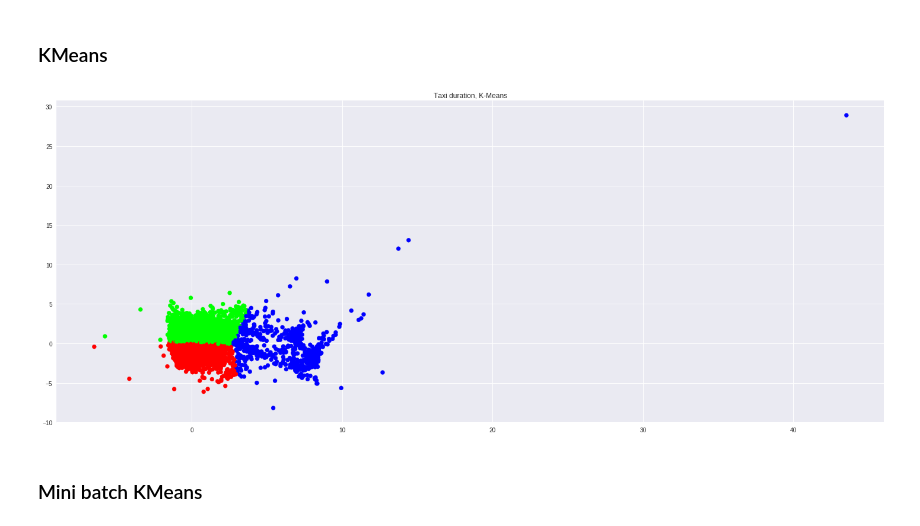
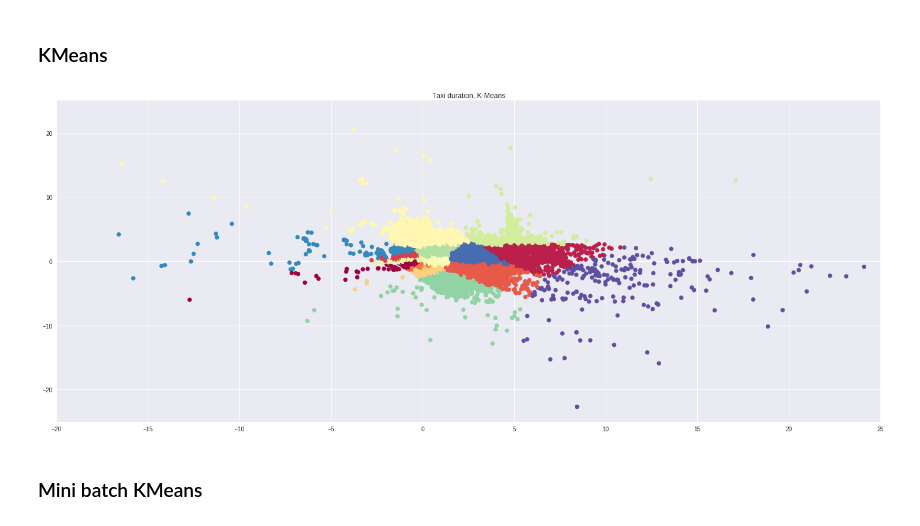
Before and after one commit to FMena14/Kaggle, a Jupyter notebook: TaxiDuration/CodigoTaxis.ipynb, the cells around one changed output. Drawn from its saved outputs; the diff is of its cells as text; code cells hidden in the pictures.

```diff
--- a/TaxiDuration/CodigoTaxis.ipynb
+++ b/TaxiDuration/CodigoTaxis.ipynb
@@ -549,7 +547,7 @@ print X.shape
 features = ["pickup_longitude","pickup_latitude","dropoff_longitude"
             ,"dropoff_latitude","distancia_viaje"]
 
-caracteristicas = df.ix[:,features].values[:100000]
+caracteristicas = df.ix[:,features].values
 caracteristicas2= caracteristicas
 print caracteristicas2
 
@@ -618,16 +582,20 @@ plt.show()
 ### KMeans
 # %%
 from sklearn.cluster import KMeans
-kmeans = KMeans(n_clusters=3, random_state=0).fit(scala2D)
+k=20
+kmeans = KMeans(n_clusters=20, random_state=0).fit(scala2D)
 l_pred_kmeans= kmeans.labels_
-colormap = np.array(['red', 'lime', 'blue','grey','yellow','brown','pink','black','purple','olive','emerald','crimson'])
+colormap= plt.cm.Spectral(np.linspace(0, 1,k ))
+#colormap = np.array(['red', 'lime', 'blue','grey','yellow','brown','pink','black','purple','olive','emerald','crimson'])
 plt.figure(figsize=(25,10))
 plt.scatter(scala2D[:,0], scala2D[:,1], c=colormap[kmeans.labels_])
 plt.title('Taxi duration, K-Means')
+plt.xlim(-20,25)
+plt.ylim(-25,25)
 plt.show()
 #print l_pred_kmeans
 # %% [output]
-[figure, old version]
+[figure, new version]
 # %% [markdown]
 ### Mini batch KMeans
 # %%
```
Also changed, not shown: parts of 14 cells of this notebook.
